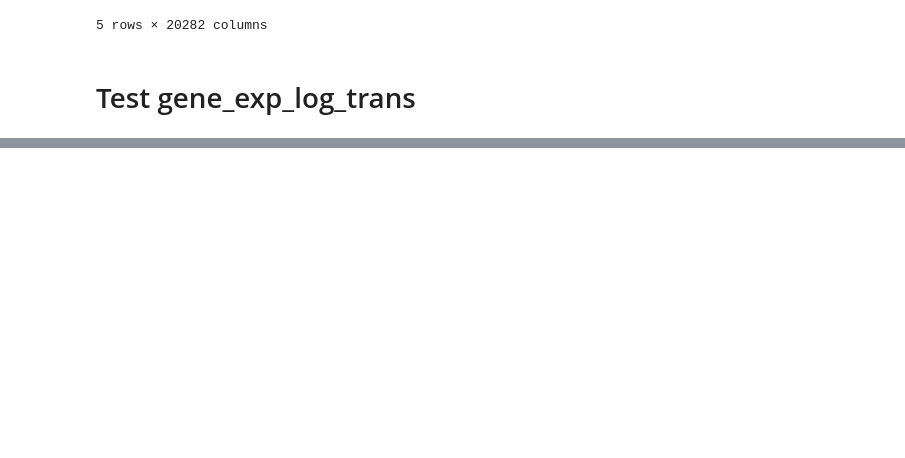
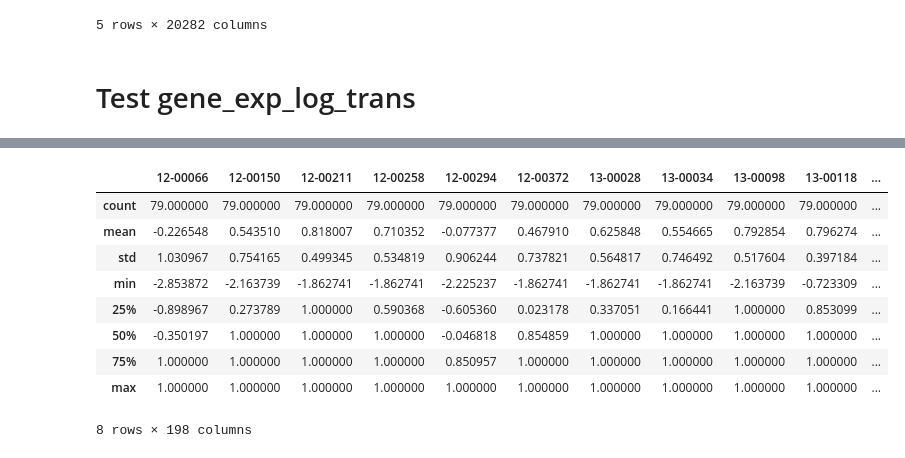
Before and after one commit to Eden5165/workshop_genomic, a Jupyter notebook: test_norm_utils.ipynb, the cells around one changed output, grey strips where cells are left out. Saved outputs shown, nothing was run; the diff lists cells and outputs as text; code cells hidden in the pictures; blank space fills up the shorter version.

```diff
--- a/test_norm_utils.ipynb
+++ b/test_norm_utils.ipynb
@@ -161,0 +170,3 @@ tcga_rna_log_mill.iloc[:, :10].describe()
+# %%
+beat_drug_df = data_prep_utils.get_df("beat_drug")
+beat_drug_df.head()
@@ -161,0 +181,15 @@ tcga_rna_log_mill.iloc[:, :10].describe()
+# %%
+beat_drug_log = norm_utils.ic50_log_trans(beat_drug_df)
+# %%
+beat_drug_log.describe()
+# %% [output]
+|  | 12-00066 | 12-00150 | 12-00211 | 12-00258 | 12-00294 | 12-00372 | 13-00028 | 13-00034 | 13-00098 | 13-00118 | ... |
+| count | 79.000000 | 79.000000 | 79.000000 | 79.000000 | 79.000000 | 79.000000 | 79.000000 | 79.000000 | 79.000000 | 79.000000 | ... |
+| mean | -0.226548 | 0.543510 | 0.818007 | 0.710352 | -0.077377 | 0.467910 | 0.625848 | 0.554665 | 0.792854 | 0.796274 | ... |
+| std | 1.030967 | 0.754165 | 0.499345 | 0.534819 | 0.906244 | 0.737821 | 0.564817 | 0.746492 | 0.517604 | 0.397184 | ... |
+| min | -2.853872 | -2.163739 | -1.862741 | -1.862741 | -2.225237 | -1.862741 | -1.862741 | -1.862741 | -2.163739 | -0.723309 | ... |
+| 25% | -0.898967 | 0.273789 | 1.000000 | 0.590368 | -0.605360 | 0.023178 | 0.337051 | 0.166441 | 1.000000 | 0.853099 | ... |
+| 50% | -0.350197 | 1.000000 | 1.000000 | 1.000000 | -0.046818 | 0.854859 | 1.000000 | 1.000000 | 1.000000 | 1.000000 | ... |
+| 75% | 1.000000 | 1.000000 | 1.000000 | 1.000000 | 0.850957 | 1.000000 | 1.000000 | 1.000000 | 1.000000 | 1.000000 | ... |
+| max | 1.000000 | 1.000000 | 1.000000 | 1.000000 | 1.000000 | 1.000000 | 1.000000 | 1.000000 | 1.000000 | 1.000000 | ... |
+8 rows × 198 columns
```
Also changed, not shown: parts of 12 cells of this notebook, 10 other files.
